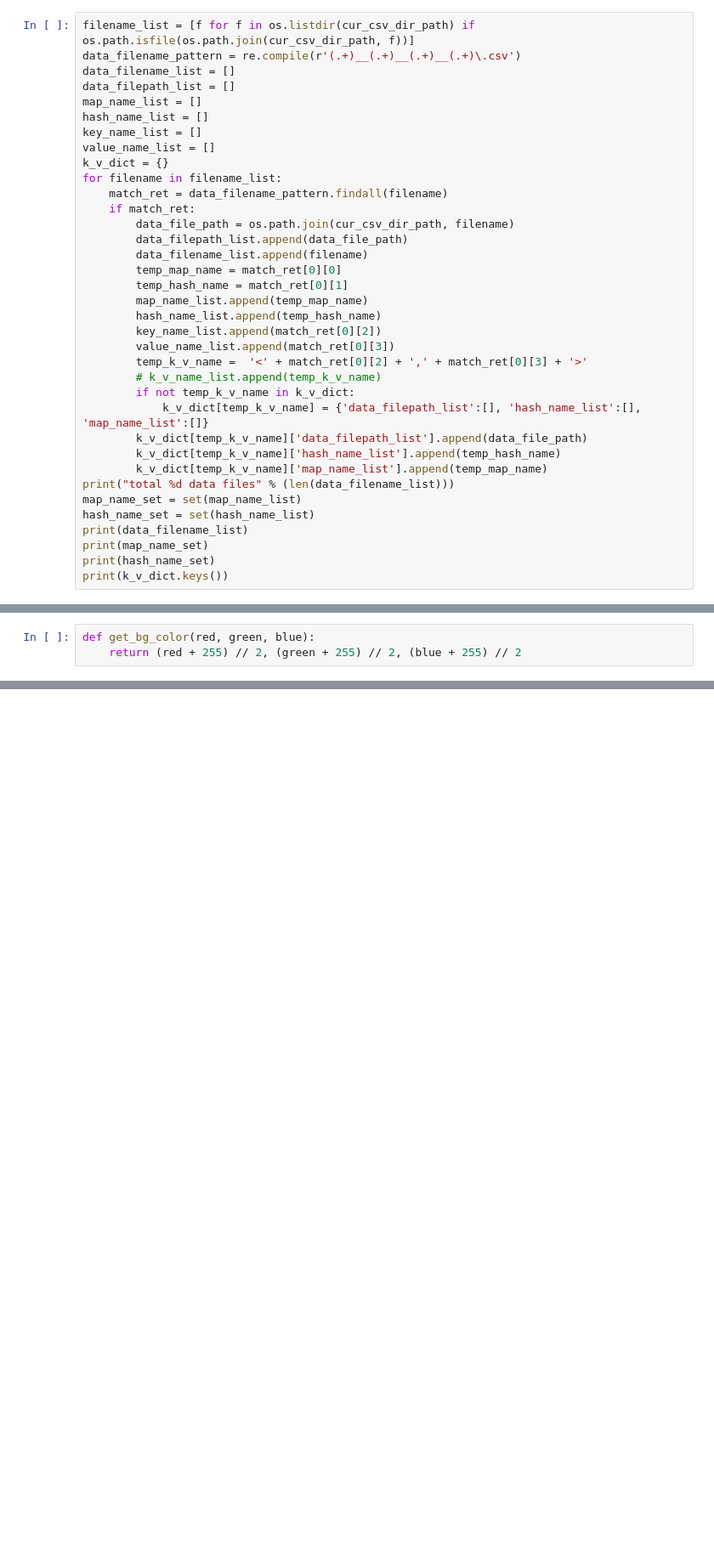
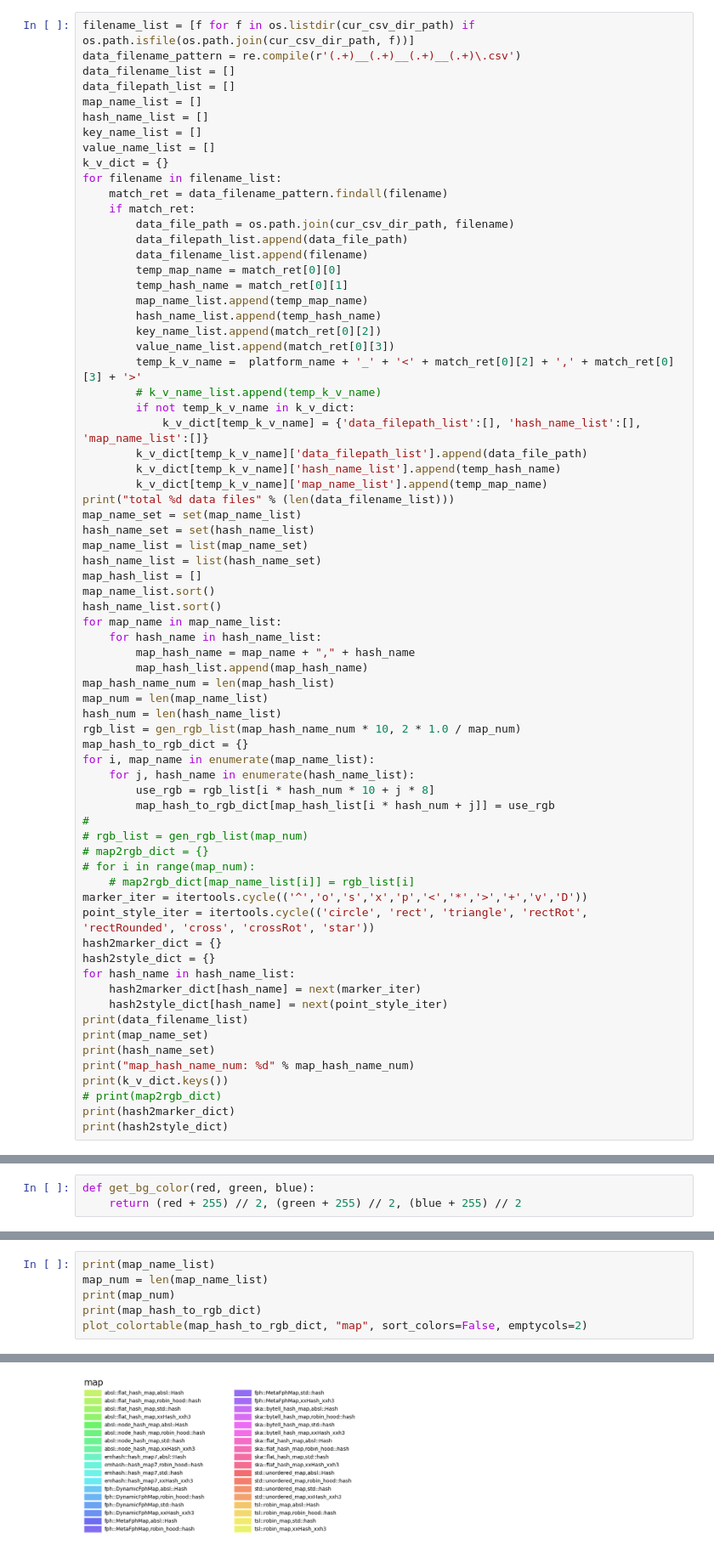
Before and after one commit to renzibei/hashtable-bench, a Jupyter notebook: tools/analyze_results.ipynb, the cells around one changed output, grey strips where cells are left out. Shown at 85% size. Saved outputs shown, nothing was run; the diff lists cells and outputs as text; blank space fills up the shorter version.

```diff
--- a/tools/analyze_results.ipynb
+++ b/tools/analyze_results.ipynb
@@ -48,7 +71,7 @@ for filename in filename_list:
         hash_name_list.append(temp_hash_name)
         key_name_list.append(match_ret[0][2])
         value_name_list.append(match_ret[0][3])
-        temp_k_v_name =  '<' + match_ret[0][2] + ',' + match_ret[0][3] + '>'
+        temp_k_v_name =  platform_name + '_' + '<' + match_ret[0][2] + ',' + match_ret[0][3] + '>'
         # k_v_name_list.append(temp_k_v_name)
         if not temp_k_v_name in k_v_dict:
             k_v_dict[temp_k_v_name] = {'data_filepath_list':[], 'hash_name_list':[], 'map_name_list':[]}
@@ -58,7 +81,41 @@ for filename in filename_list:
 print("total %d data files" % (len(data_filename_list)))
 map_name_set = set(map_name_list)
 hash_name_set = set(hash_name_list)
+map_name_list = list(map_name_set)
+hash_name_list = list(hash_name_set)
+map_hash_list = []
+map_name_list.sort()
+hash_name_list.sort()
+for map_name in map_name_list:
+    for hash_name in hash_name_list:
+        map_hash_name = map_name + "," + hash_name
+        map_hash_list.append(map_hash_name)
+map_hash_name_num = len(map_hash_list)
+map_num = len(map_name_list)
+hash_num = len(hash_name_list)
+rgb_list = gen_rgb_list(map_hash_name_num * 10, 2 * 1.0 / map_num)
+map_hash_to_rgb_dict = {}
+for i, map_name in enumerate(map_name_list):
+    for j, hash_name in enumerate(hash_name_list):
+        use_rgb = rgb_list[i * hash_num * 10 + j * 8]
+        map_hash_to_rgb_dict[map_hash_list[i * hash_num + j]] = use_rgb
+#
+# rgb_list = gen_rgb_list(map_num)
+# map2rgb_dict = {}
+# for i in range(map_num):
+    # map2rgb_dict[map_name_list[i]] = rgb_list[i]
+marker_iter = itertools.cycle(('^','o','s','x','p','<','*','>','+','v','D'))
+point_style_iter = itertools.cycle(('circle', 'rect', 'triangle', 'rectRot', 'rectRounded', 'cross', 'crossRot', 'star'))
+hash2marker_dict = {}
+hash2style_dict = {}
+for hash_name in hash_name_list:
+    hash2marker_dict[hash_name] = next(marker_iter)
+    hash2style_dict[hash_name] = next(point_style_iter)
 print(data_filename_list)
 print(map_name_set)
 print(hash_name_set)
+print("map_hash_name_num: %d" % map_hash_name_num)
 print(k_v_dict.keys())
+# print(map2rgb_dict)
+print(hash2marker_dict)
+print(hash2style_dict)
@@ -290,0 +589,7 @@ for k_v_name, data_dict in k_v_dict.items():
+# %%
+print(map_name_list)
+map_num = len(map_name_list)
+print(map_num)
+print(map_hash_to_rgb_dict)
+plot_colortable(map_hash_to_rgb_dict, "map", sort_colors=False, emptycols=2)
+# %% [output]
@@ -290,0 +599 @@ for k_v_name, data_dict in k_v_dict.items():
+[figure, added]
```
Also changed, not shown: parts of 16 cells of this notebook, 28 other files.
